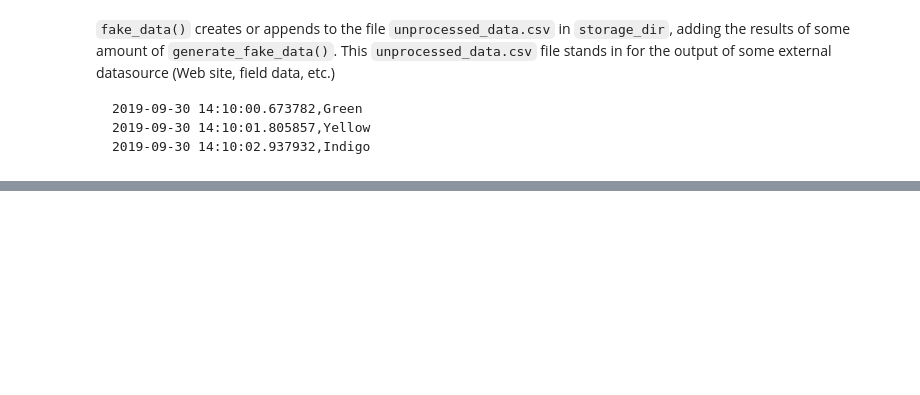
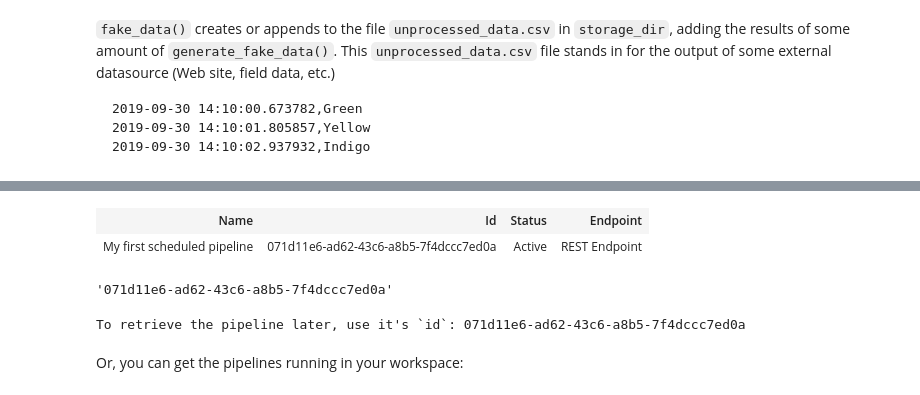
Before and after one commit to lobrien/MachineLearningNotebooks, a Jupyter notebook: tutorials/tutorial-pipeline-scheduling.ipynb, the cells around one changed output, grey strips where cells are left out. Cells and saved outputs as stored; diff of their text form; code cells hidden in the pictures; blank space fills up the shorter version.

Commit message:
Code for pipeline scheduling tutorial

```diff
--- a/tutorials/tutorial-pipeline-scheduling.ipynb
+++ b/tutorials/tutorial-pipeline-scheduling.ipynb
@@ -169,0 +235,6 @@ Wrote 107 records
+# %%
+from azureml.core.conda_dependencies import CondaDependencies
+
+dependencies = CondaDependencies()
+dependencies.add_pip_package("scikit-learn")
+compute_config.environment.python.conda_dependencies = dependencies
@@ -169,0 +253,2 @@ Wrote 107 records
+# %%
+experiment = Experiment(ws, 'MyExperiment')
@@ -169,0 +258,15 @@ Wrote 107 records
+# %%
+steps = [ PythonScriptStep(
+    script_name="train.py",
+    arguments=[],
+    inputs=[],
+    outputs=[],
+    compute_target=compute_target,
+    runconfig = compute_config,
+    source_directory="/Users/lobrien 1/Documents/src/AzureDocs/MLOps/examples/pipeline-scheduling/preprocessing_src/"
+) ]
+
+pipeline = Pipeline(workspace=ws, steps=steps)
+
+pipeline_run = experiment.submit(pipeline)
+pipeline_run.wait_for_completion()
@@ -169,0 +293,11 @@ Wrote 107 records
+# %%
+published_pipeline = pipeline_run.publish_pipeline("My first scheduled pipeline",f"my description {str(datetime.now())}", "0.0.4")
+# %%
+published_pipeline
+# %% [output]
+| Name | Id | Status | Endpoint |
+| My first scheduled pipeline | 071d11e6-ad62-43c6-a8b5-7f4dccc7ed0a | Active | REST Endpoint |
+# %%
+published_pipeline.id
+# %% [output]
+'071d11e6-ad62-43c6-a8b5-7f4dccc7ed0a'
@@ -169,0 +312,6 @@ Wrote 107 records
+# %%
+print(f"To retrieve the pipeline later, use it's `id`: {published_pipeline.id}")
+# %% [output]
+To retrieve the pipeline later, use it's `id`: 071d11e6-ad62-43c6-a8b5-7f4dccc7ed0a
+# %% [markdown]
+Or, you can get the pipelines running in your workspace:
```
Also changed, not shown: parts of 29 cells of this notebook, 2 other files.
